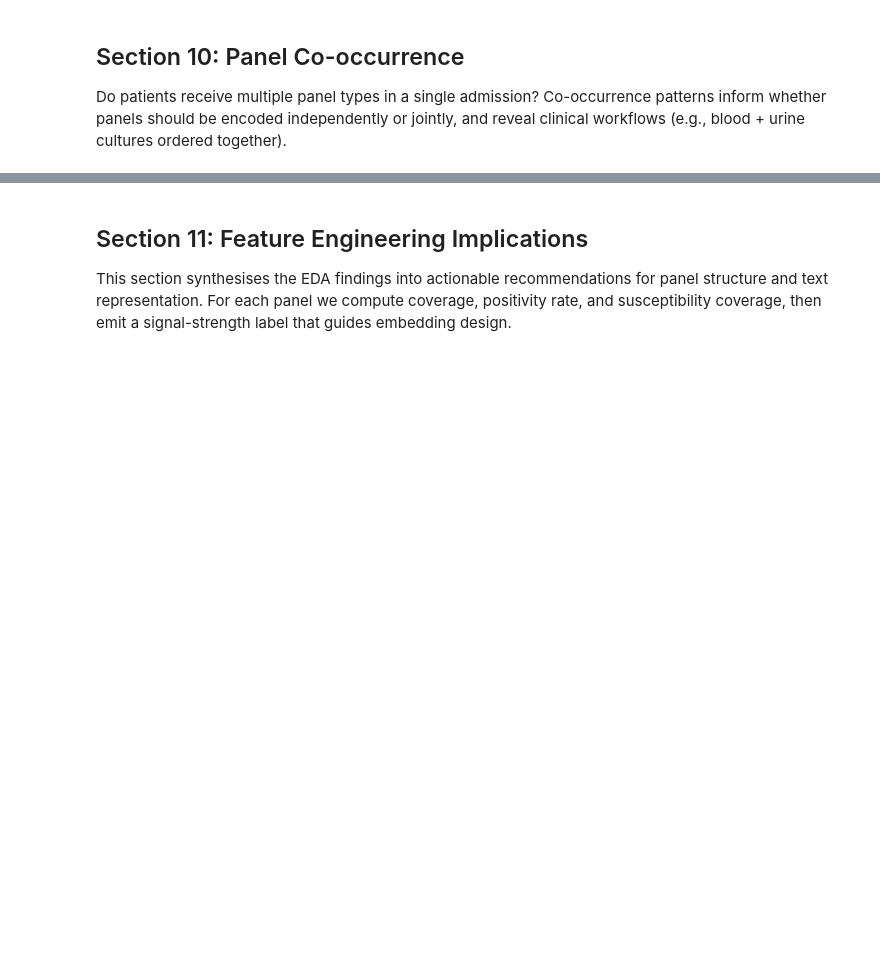
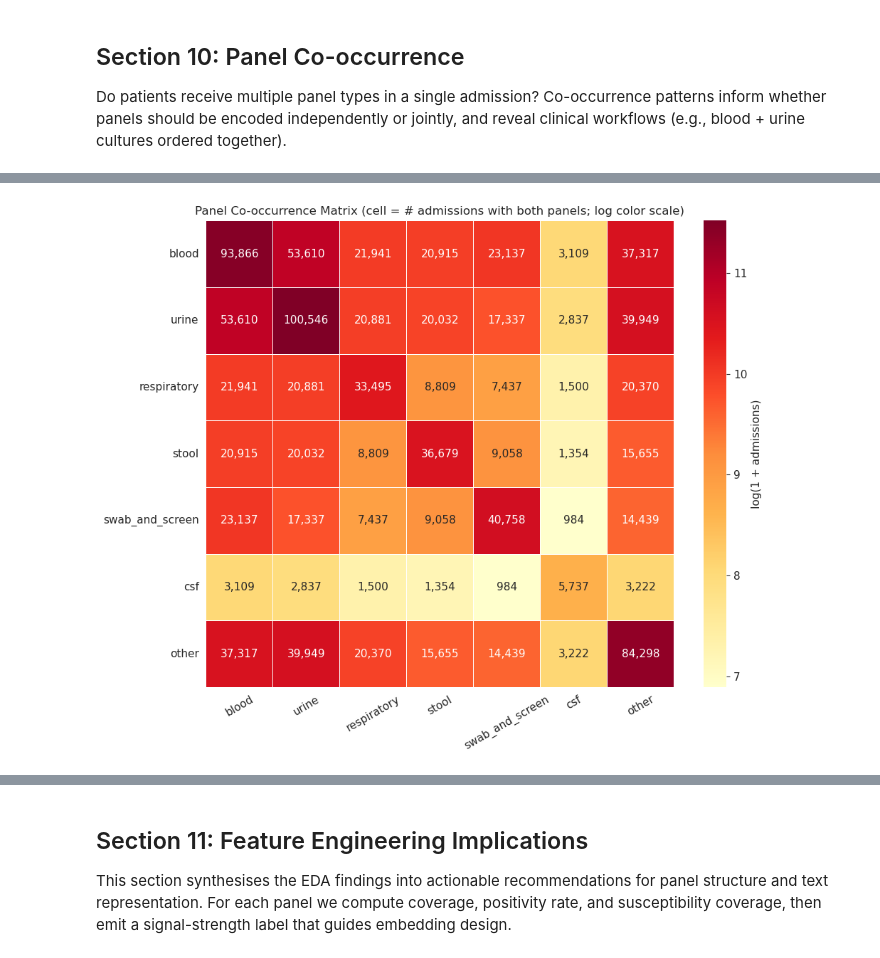
Before and after one commit to shaham-lab/HRS, a Jupyter notebook: notebooks/mimic4_microbiology_exploration.ipynb, the cells around one changed output, grey strips where cells are left out. Drawn from its saved outputs; the diff is of its cells as text; code cells hidden in the pictures; blank space fills up the shorter version.

```diff
--- a/notebooks/mimic4_microbiology_exploration.ipynb
+++ b/notebooks/mimic4_microbiology_exploration.ipynb
@@ -911,31 +1040,33 @@ print(f"    3+ panels    : {pct_3plus:.1f}%")
 # %%
 # --- 10b: Panel co-occurrence heatmap ---
 import numpy as np
 panel_order_all = ['blood', 'urine', 'respiratory', 'stool', 'swab_and_screen', 'csf', 'other']
 
 cooccur = pd.DataFrame(0, index=panel_order_all, columns=panel_order_all)
 for panels_set in adm_panels['micro_panel']:
     panels_list = [p for p in panel_order_all if p in panels_set]
     for p1 in panels_list:
         for p2 in panels_list:
             cooccur.loc[p1, p2] += 1
 
 # log1p for color scale
 fig, ax = plt.subplots(figsize=(10, 8))
 sns.heatmap(
     np.log1p(cooccur),
-    annot=cooccur.applymap(lambda v: f'{v:,}'),
+    annot=cooccur.apply(lambda col: col.map(lambda v: f'{v:,}')),
     fmt='',
     cmap='YlOrRd',
     linewidths=0.5,
     ax=ax,
     cbar_kws={'label': 'log(1 + admissions)'},
 )
 ax.set_title('Panel Co-occurrence Matrix (cell = # admissions with both panels; log color scale)', fontsize=12)
 ax.tick_params(axis='x', labelrotation=30)
 ax.tick_params(axis='y', labelrotation=0)
 plt.tight_layout()
 plt.show()
+# %% [output]
+[figure, added]
 # %%
 # --- 10c: Top 10 panel combinations ---
 from collections import Counter
```
Also changed, not shown: parts of 17 cells of this notebook.
